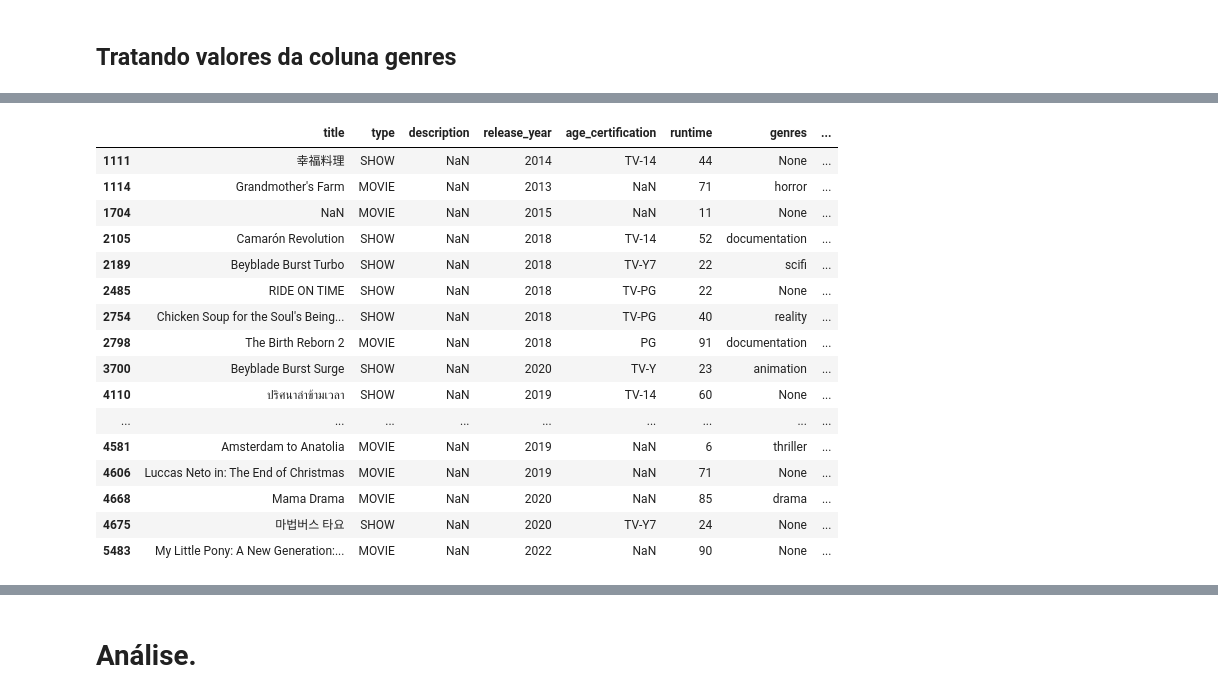
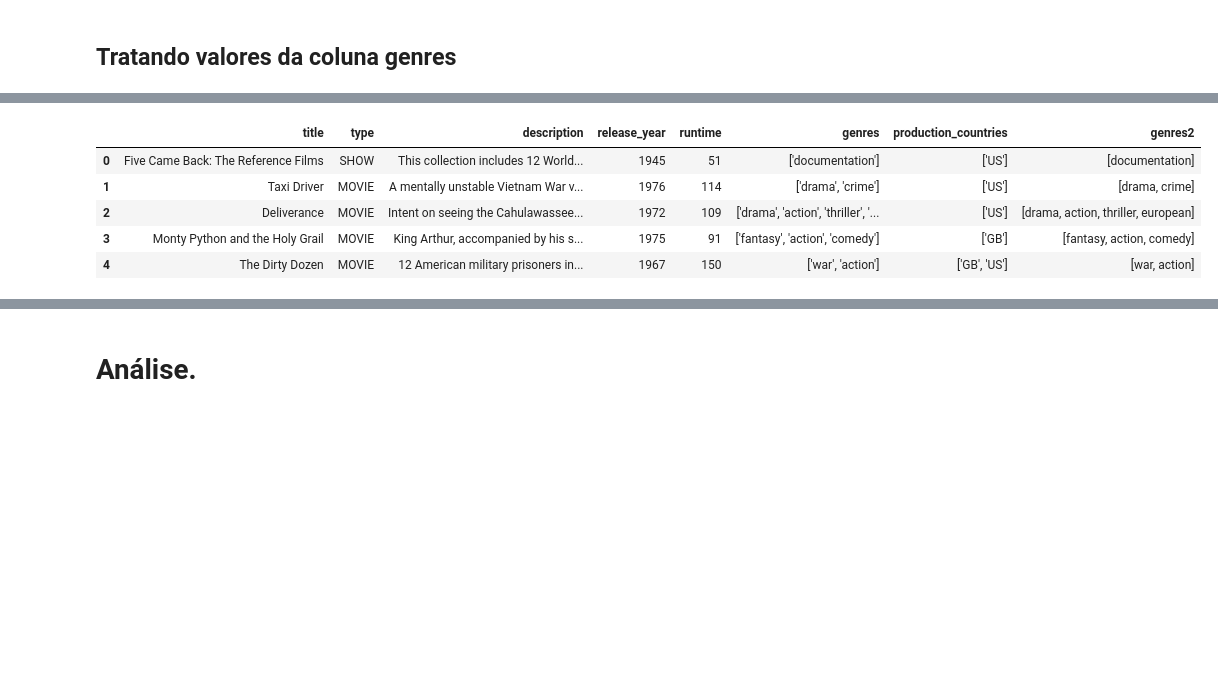
Before and after one commit to TutuBraz/netflix_content_based_recommender, a Jupyter notebook: netflix_content_based_recommender.ipynb, the cells around one changed output, grey strips where cells are left out. Cells and saved outputs as stored; diff of their text form; code cells hidden in the pictures; blank space fills up the shorter version.

```diff
--- a/netflix_content_based_recommender.ipynb
+++ b/netflix_content_based_recommender.ipynb
@@ -73,3 +105,6 @@ df_titles.shape
+# %%
+#Excluindo valores que precisam estar preenchidos
+df_titles.dropna(axis=0, inplace=True)
 # %%
 #tipo de conteúdo
 set(df_titles.type)
@@ -281,20 +141,11 @@ dtype: int64
-# %%
-titles_clean = df_titles[df_titles.description.isnull()]
-# %% [output]
-|  | title | type | description | release_year | age_certification | runtime | genres | ... |
-| 1111 | 幸福料理 | SHOW | NaN | 2014 | TV-14 | 44 | None | ... |
-| 1114 | Grandmother's Farm | MOVIE | NaN | 2013 | NaN | 71 | horror | ... |
-| 1704 | NaN | MOVIE | NaN | 2015 | NaN | 11 | None | ... |
-| 2105 | Camarón Revolution | SHOW | NaN | 2018 | TV-14 | 52 | documentation | ... |
-| 2189 | Beyblade Burst Turbo | SHOW | NaN | 2018 | TV-Y7 | 22 | scifi | ... |
-| 2485 | RIDE ON TIME | SHOW | NaN | 2018 | TV-PG | 22 | None | ... |
-| 2754 | Chicken Soup for the Soul's Being... | SHOW | NaN | 2018 | TV-PG | 40 | reality | ... |
-| 2798 | The Birth Reborn 2 | MOVIE | NaN | 2018 | PG | 91 | documentation | ... |
-| 3700 | Beyblade Burst Surge | SHOW | NaN | 2020 | TV-Y | 23 | animation | ... |
-| 4110 | ปริศนาล่าข้ามเวลา | SHOW | NaN | 2019 | TV-14 | 60 | None | ... |
-| ... | ... | ... | ... | ... | ... | ... | ... | ... |
-| 4581 | Amsterdam to Anatolia | MOVIE | NaN | 2019 | NaN | 6 | thriller | ... |
-| 4606 | Luccas Neto in: The End of Christmas | MOVIE | NaN | 2019 | NaN | 71 | None | ... |
-| 4668 | Mama Drama | MOVIE | NaN | 2020 | NaN | 85 | drama | ... |
-| 4675 | 마법버스 타요 | SHOW | NaN | 2020 | TV-Y7 | 24 | None | ... |
-| 5483 | My Little Pony: A New Generation:... | MOVIE | NaN | 2022 | NaN | 90 | None | ... |
+# %%
+#Cria uma coluna com os valores de genre no formato de lista
+df_titles["genres2"] = df_titles["genres"].apply(ast.literal_eval)
+df_titles.head()
+# %% [output]
+|  | title | type | description | release_year | runtime | genres | production_countries | genres2 |
+| 0 | Five Came Back: The Reference Films | SHOW | This collection includes 12 World... | 1945 | 51 | ['documentation'] | ['US'] | [documentation] |
+| 1 | Taxi Driver | MOVIE | A mentally unstable Vietnam War v... | 1976 | 114 | ['drama', 'crime'] | ['US'] | [drama, crime] |
+| 2 | Deliverance | MOVIE | Intent on seeing the Cahulawassee... | 1972 | 109 | ['drama', 'action', 'thriller', '... | ['US'] | [drama, action, thriller, european] |
+| 3 | Monty Python and the Holy Grail | MOVIE | King Arthur, accompanied by his s... | 1975 | 91 | ['fantasy', 'action', 'comedy'] | ['GB'] | [fantasy, action, comedy] |
+| 4 | The Dirty Dozen | MOVIE | 12 American military prisoners in... | 1967 | 150 | ['war', 'action'] | ['GB', 'US'] | [war, action] |
```
Also changed, not shown: parts of 58 cells of this notebook.
